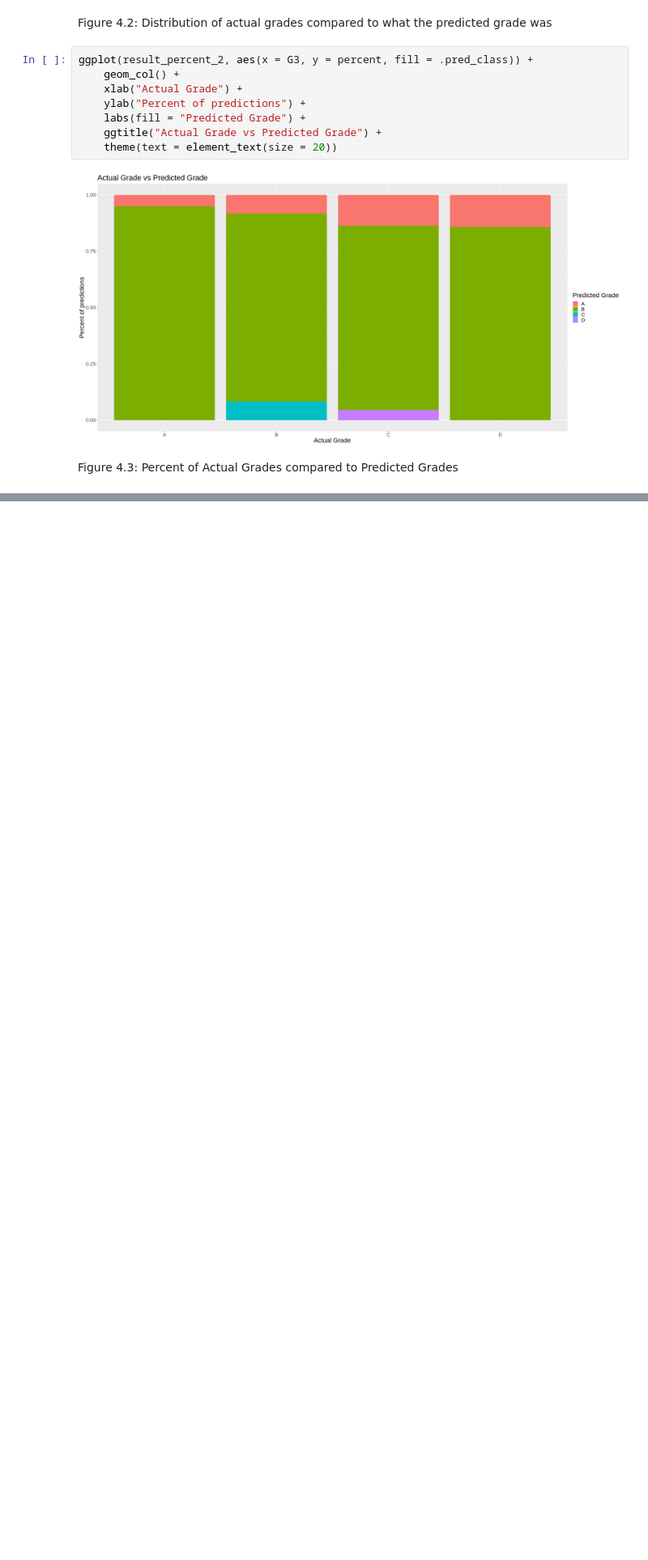
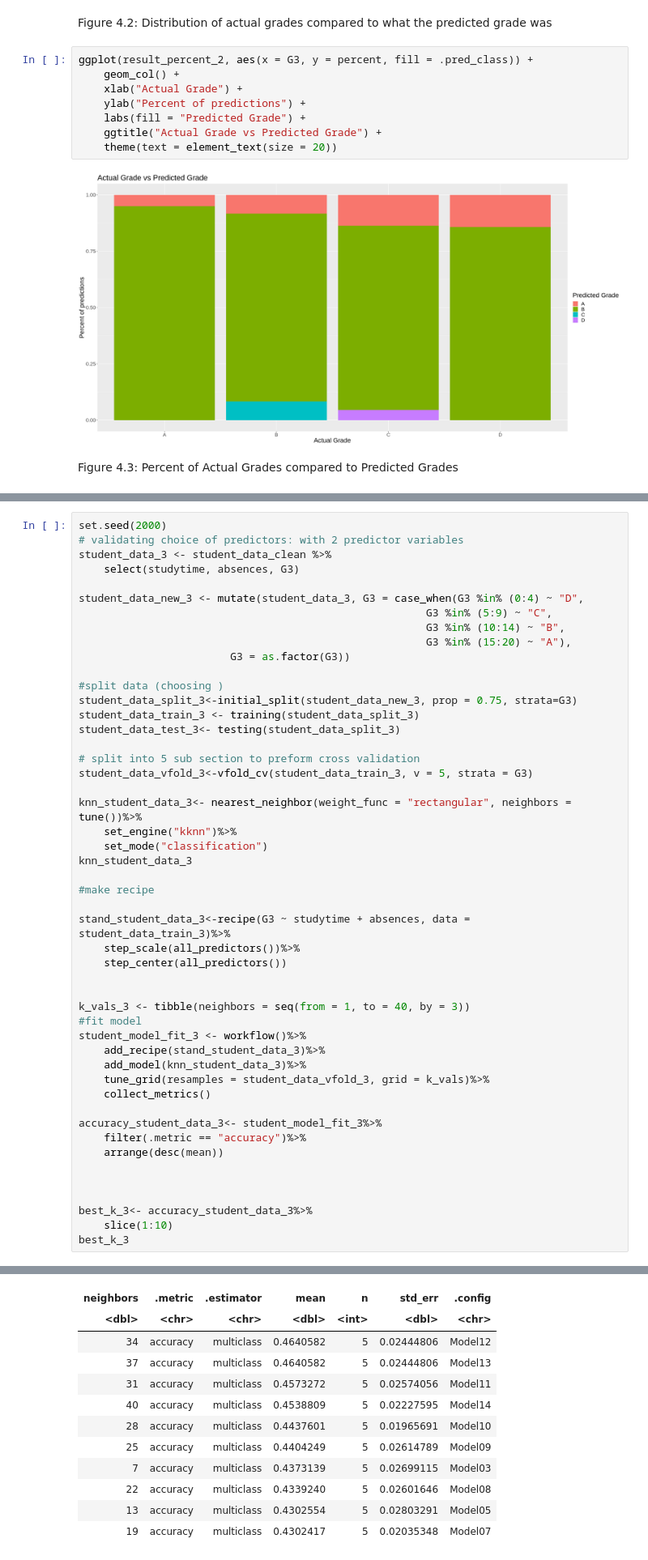
Before and after one commit to edsters78/DSCI100_Project, a Jupyter notebook: project.ipynb, the cells around one changed output, grey strips where cells are left out. Shown at 81% size. Saved outputs shown, nothing was run; the diff lists cells and outputs as text; blank space fills up the shorter version.

Commit message:
added final code jjustifying predictor slection

```diff
--- a/project.ipynb
+++ b/project.ipynb
@@ -565,0 +569,50 @@ Figure 4.3: Percent of Actual Grades compared to Predicted Grades
+# %%
+set.seed(2000)
+# validating choice of predictors: with 2 predictor variables
+student_data_3 <- student_data_clean %>%
+    select(studytime, absences, G3)
+
+student_data_new_3 <- mutate(student_data_3, G3 = case_when(G3 %in% (0:4) ~ "D",
+                                                       G3 %in% (5:9) ~ "C",
+                                                       G3 %in% (10:14) ~ "B",
+                                                       G3 %in% (15:20) ~ "A"),
+                        G3 = as.factor(G3))
+
+#split data (choosing )
+student_data_split_3<-initial_split(student_data_new_3, prop = 0.75, strata=G3)
+student_data_train_3 <- training(student_data_split_3)
+student_data_test_3<- testing(student_data_split_3)
+
+# split into 5 sub section to preform cross validation
+student_data_vfold_3<-vfold_cv(student_data_train_3, v = 5, strata = G3)
+
+knn_student_data_3<- nearest_neighbor(weight_func = "rectangular", neighbors = tune())%>%
+    set_engine("kknn")%>%
+    set_mode("classification")
+knn_student_data_3
+
+#make recipe
+
+stand_student_data_3<-recipe(G3 ~ studytime + absences, data = student_data_train_3)%>%
+    step_scale(all_predictors())%>%
+    step_center(all_predictors())
+
+
+k_vals_3 <- tibble(neighbors = seq(from = 1, to = 40, by = 3))
+#fit model
+student_model_fit_3 <- workflow()%>%
+    add_recipe(stand_student_data_3)%>%
+    add_model(knn_student_data_3)%>%
+    tune_grid(resamples = student_data_vfold_3, grid = k_vals)%>%
+    collect_metrics()
+
+accuracy_student_data_3<- student_model_fit_3%>%
+    filter(.metric == "accuracy")%>%
+    arrange(desc(mean))
+
+
+
+best_k_3<- accuracy_student_data_3%>%
+    slice(1:10)
+best_k_3
+# %% [output]
@@ -565,0 +627,12 @@ Figure 4.3: Percent of Actual Grades compared to Predicted Grades
+| neighbors | .metric | .estimator | mean | n | std_err | .config |
+| <dbl> | <chr> | <chr> | <dbl> | <int> | <dbl> | <chr> |
+| 34 | accuracy | multiclass | 0.4640582 | 5 | 0.02444806 | Model12 |
+| 37 | accuracy | multiclass | 0.4640582 | 5 | 0.02444806 | Model13 |
+| 31 | accuracy | multiclass | 0.4573272 | 5 | 0.02574056 | Model11 |
+| 40 | accuracy | multiclass | 0.4538809 | 5 | 0.02227595 | Model14 |
+| 28 | accuracy | multiclass | 0.4437601 | 5 | 0.01965691 | Model10 |
+| 25 | accuracy | multiclass | 0.4404249 | 5 | 0.02614789 | Model09 |
+| 7 | accuracy | multiclass | 0.4373139 | 5 | 0.02699115 | Model03 |
+| 22 | accuracy | multiclass | 0.4339240 | 5 | 0.02601646 | Model08 |
+| 13 | accuracy | multiclass | 0.4302554 | 5 | 0.02803291 | Model05 |
+| 19 | accuracy | multiclass | 0.4302417 | 5 | 0.02035348 | Model07 |
```
Also changed, not shown: parts of 5 cells of this notebook.
